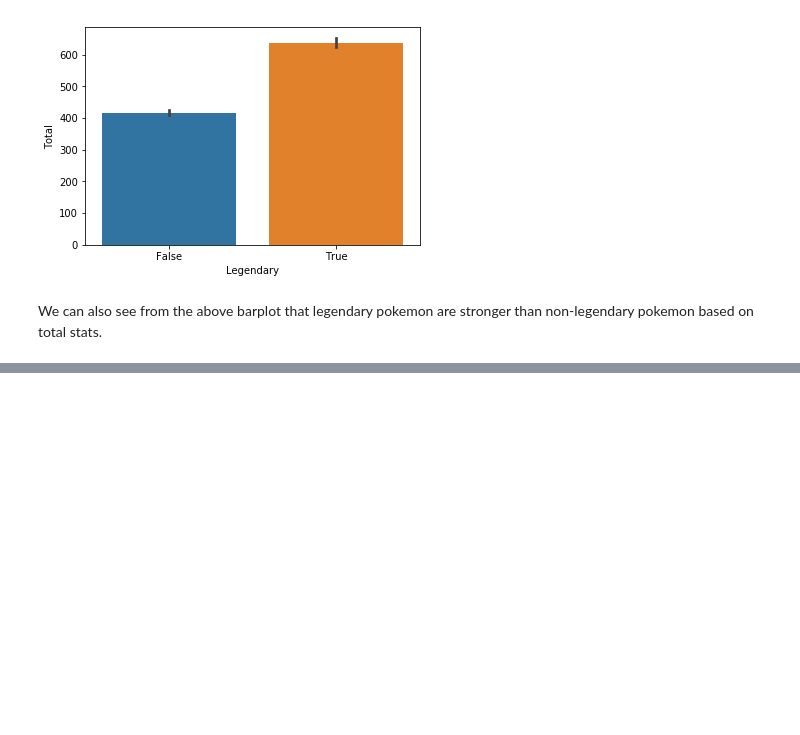
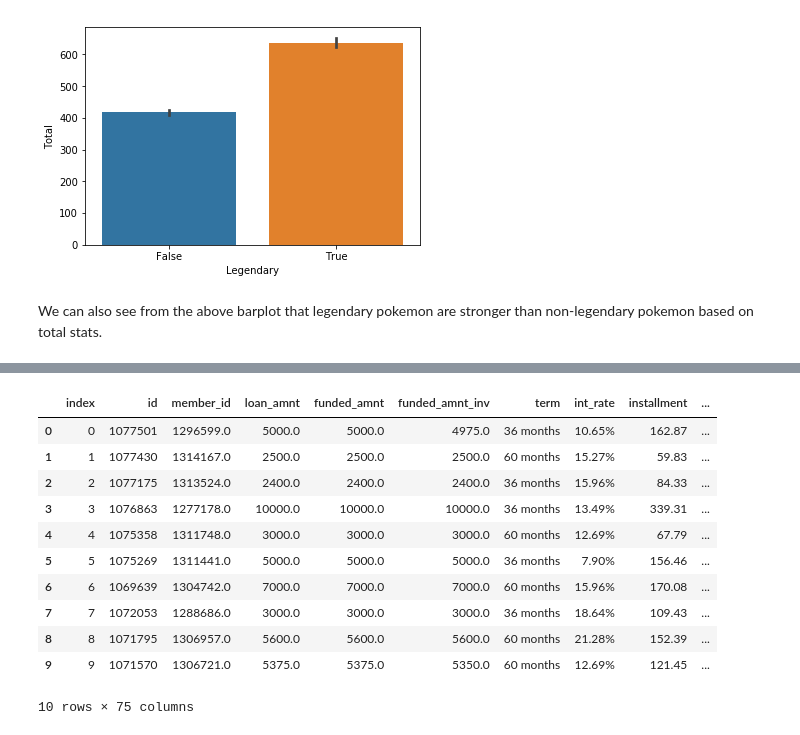
Before and after one commit to spencerrwise/homework1, a Jupyter notebook: Homework_1_Notebook.ipynb, the cells around one changed output, grey strips where cells are left out. Drawn from its saved outputs; the diff is of its cells as text; code cells hidden in the pictures; blank space fills up the shorter version.

```diff
--- a/Homework_1_Notebook.ipynb
+++ b/Homework_1_Notebook.ipynb
@@ -137,0 +151,17 @@ We can also see from the above barplot that legendary pokemon are stronger than
+# %%
+#preview data
+head_club = pd.read_sql_query("select * from loan limit 10;", club)
+head_club
+# %% [output]
+|  | index | id | member_id | loan_amnt | funded_amnt | funded_amnt_inv | term | int_rate | installment | ... |
+| 0 | 0 | 1077501 | 1296599.0 | 5000.0 | 5000.0 | 4975.0 | 36 months | 10.65% | 162.87 | ... |
+| 1 | 1 | 1077430 | 1314167.0 | 2500.0 | 2500.0 | 2500.0 | 60 months | 15.27% | 59.83 | ... |
+| 2 | 2 | 1077175 | 1313524.0 | 2400.0 | 2400.0 | 2400.0 | 36 months | 15.96% | 84.33 | ... |
+| 3 | 3 | 1076863 | 1277178.0 | 10000.0 | 10000.0 | 10000.0 | 36 months | 13.49% | 339.31 | ... |
+| 4 | 4 | 1075358 | 1311748.0 | 3000.0 | 3000.0 | 3000.0 | 60 months | 12.69% | 67.79 | ... |
+| 5 | 5 | 1075269 | 1311441.0 | 5000.0 | 5000.0 | 5000.0 | 36 months | 7.90% | 156.46 | ... |
+| 6 | 6 | 1069639 | 1304742.0 | 7000.0 | 7000.0 | 7000.0 | 60 months | 15.96% | 170.08 | ... |
+| 7 | 7 | 1072053 | 1288686.0 | 3000.0 | 3000.0 | 3000.0 | 36 months | 18.64% | 109.43 | ... |
+| 8 | 8 | 1071795 | 1306957.0 | 5600.0 | 5600.0 | 5600.0 | 60 months | 21.28% | 152.39 | ... |
+| 9 | 9 | 1071570 | 1306721.0 | 5375.0 | 5375.0 | 5350.0 | 60 months | 12.69% | 121.45 | ... |
+10 rows × 75 columns
```
Also changed, not shown: parts of 10 cells of this notebook.
